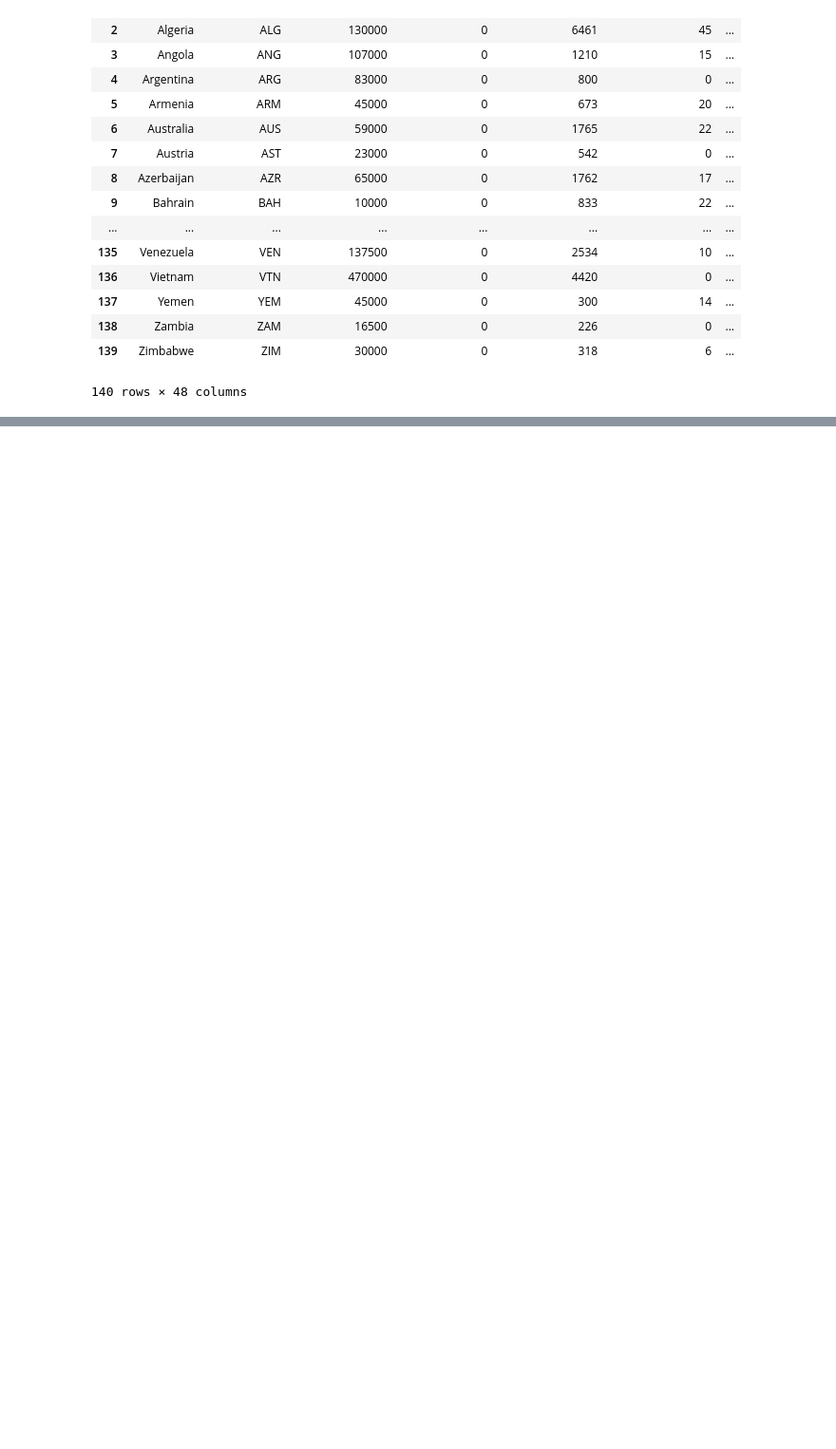
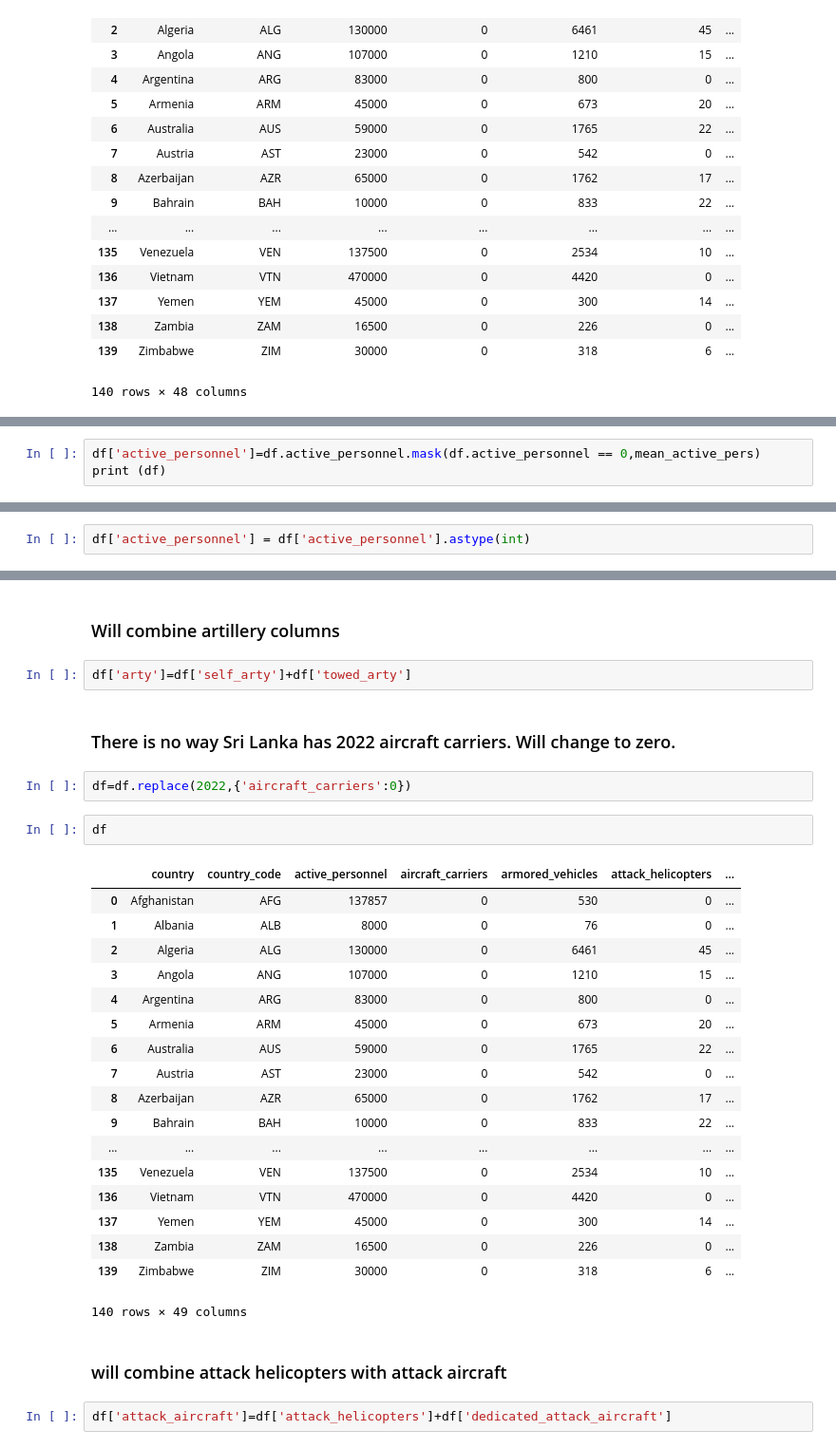
Before and after one commit to raycerna/military-firepower, a Jupyter notebook: prepare.ipynb, the cells around one changed output, grey strips where cells are left out. Shown at 95% size. Saved outputs shown, nothing was run; the diff lists cells and outputs as text; blank space fills up the shorter version.

```diff
--- a/prepare.ipynb
+++ b/prepare.ipynb
@@ -111,0 +118,3 @@ df.active_personnel.mean()
+# %%
+df['active_personnel']=df.active_personnel.mask(df.active_personnel == 0,mean_active_pers)
+print (df)
@@ -111,0 +165,2 @@ df.active_personnel.mean()
+# %%
+df['active_personnel'] = df['active_personnel'].astype(int)
@@ -111,0 +187,33 @@ df.active_personnel.mean()
+# %% [markdown]
+### Will combine artillery columns
+# %%
+df['arty']=df['self_arty']+df['towed_arty']
+# %% [markdown]
+### There is no way Sri Lanka has 2022 aircraft carriers. Will change to zero.
+# %%
+df=df.replace(2022,{'aircraft_carriers':0})
+# %%
+df
+# %% [output]
+|  | country | country_code | active_personnel | aircraft_carriers | armored_vehicles | attack_helicopters | ... |
+| 0 | Afghanistan | AFG | 137857 | 0 | 530 | 0 | ... |
+| 1 | Albania | ALB | 8000 | 0 | 76 | 0 | ... |
+| 2 | Algeria | ALG | 130000 | 0 | 6461 | 45 | ... |
+| 3 | Angola | ANG | 107000 | 0 | 1210 | 15 | ... |
+| 4 | Argentina | ARG | 83000 | 0 | 800 | 0 | ... |
+| 5 | Armenia | ARM | 45000 | 0 | 673 | 20 | ... |
+| 6 | Australia | AUS | 59000 | 0 | 1765 | 22 | ... |
+| 7 | Austria | AST | 23000 | 0 | 542 | 0 | ... |
+| 8 | Azerbaijan | AZR | 65000 | 0 | 1762 | 17 | ... |
+| 9 | Bahrain | BAH | 10000 | 0 | 833 | 22 | ... |
+| ... | ... | ... | ... | ... | ... | ... | ... |
+| 135 | Venezuela | VEN | 137500 | 0 | 2534 | 10 | ... |
+| 136 | Vietnam | VTN | 470000 | 0 | 4420 | 0 | ... |
+| 137 | Yemen | YEM | 45000 | 0 | 300 | 14 | ... |
+| 138 | Zambia | ZAM | 16500 | 0 | 226 | 0 | ... |
+| 139 | Zimbabwe | ZIM | 30000 | 0 | 318 | 6 | ... |
+140 rows × 49 columns
+# %% [markdown]
+### will combine attack helicopters with attack aircraft
+# %%
+df['attack_aircraft']=df['attack_helicopters']+df['dedicated_attack_aircraft']
```
Also changed, not shown: parts of 13 cells of this notebook.
